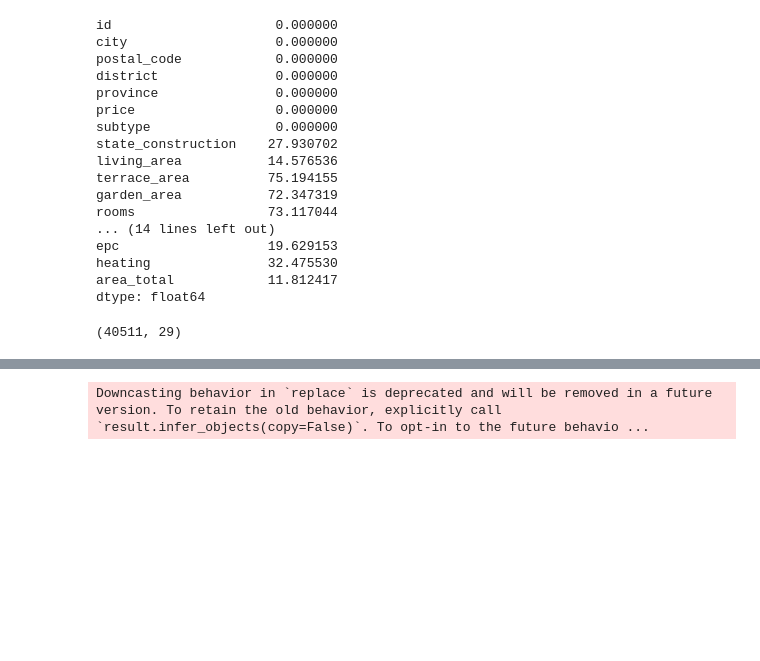
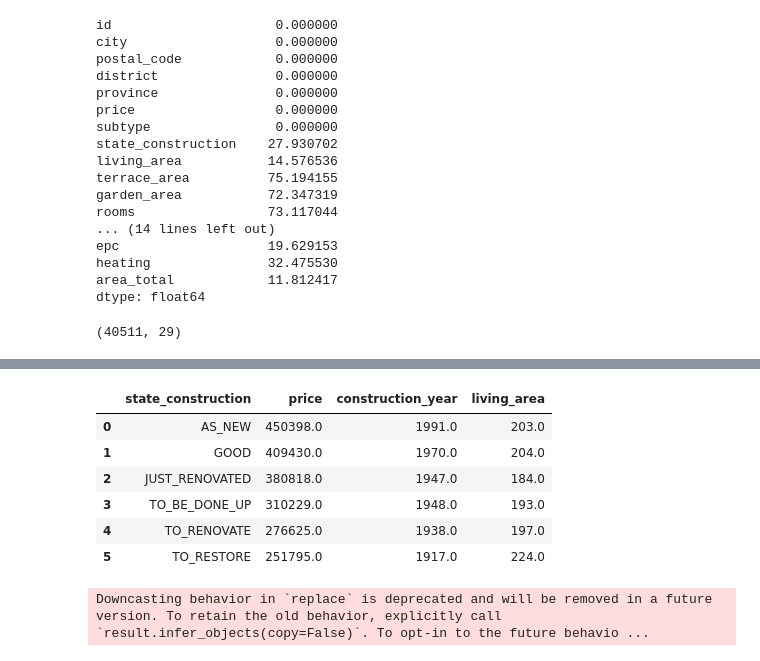
Before and after one commit to niels-demeyer/immo-eliza-scrapeGOATS-analysis, a Jupyter notebook: analysis/Andrea.ipynb, the cells around one changed output, grey strips where cells are left out. Saved outputs shown, nothing was run; the diff lists cells and outputs as text; code cells hidden in the pictures; blank space fills up the shorter version.

```diff
--- a/analysis/Andrea.ipynb
+++ b/analysis/Andrea.ipynb
@@ -165,3 +165,19 @@ compare_epc.groupby('epc', as_index=True)[['price','construction_year']].mean().
 fig = px.bar(compare_epc, x='epc', y='price', color='construction_year', title="Avg house price and construction year per EPC", labels = {'price':'Avg House Price', 'epc': "Epc", "construction_year": "Avg year construction"}, color_continuous_scale = 'Turbo')
 fig.update_xaxes(categoryorder='array', categoryarray= ['A++', 'A+', 'A', 'B', 'C', 'D', 'E', 'G'])
 fig.show()
+# %%
+type_state = ["AS_NEW","JUST_RENOVATED", "GOOD", "TO_BE_DONE_UP", "TO_RENOVATE", "TO_RESTORE"]
+
+mask_state_construction = price_no_outliers['state_construction'].isin(type_state)
+compare_state_construction= price_no_outliers[mask_epc]
+compare_state_construction = compare_epc.groupby('state_construction', as_index=False)[['price','construction_year','living_area']].mean().round()
+
+compare_state_construction
+# %% [output]
+|  | state_construction | price | construction_year | living_area |
+| 0 | AS_NEW | 450398.0 | 1991.0 | 203.0 |
+| 1 | GOOD | 409430.0 | 1970.0 | 204.0 |
+| 2 | JUST_RENOVATED | 380818.0 | 1947.0 | 184.0 |
+| 3 | TO_BE_DONE_UP | 310229.0 | 1948.0 | 193.0 |
+| 4 | TO_RENOVATE | 276625.0 | 1938.0 | 197.0 |
+| 5 | TO_RESTORE | 251795.0 | 1917.0 | 224.0 |
```
Also changed, not shown: parts of 3 cells of this notebook.
